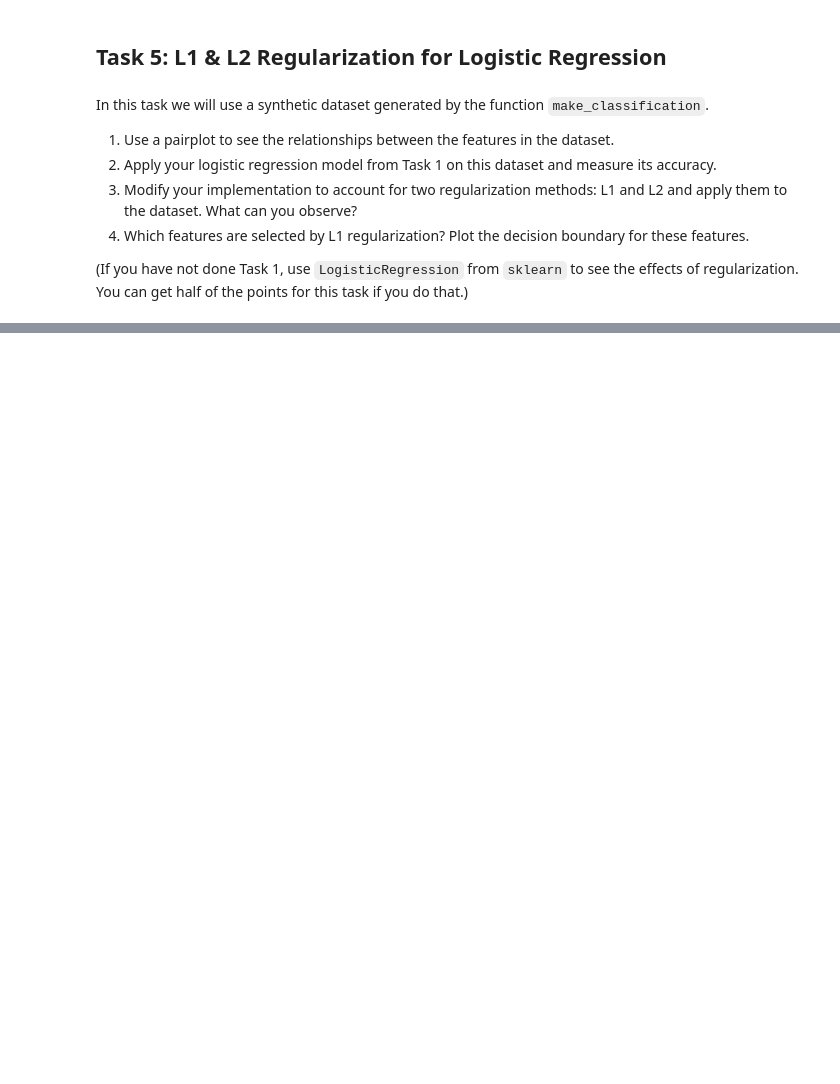
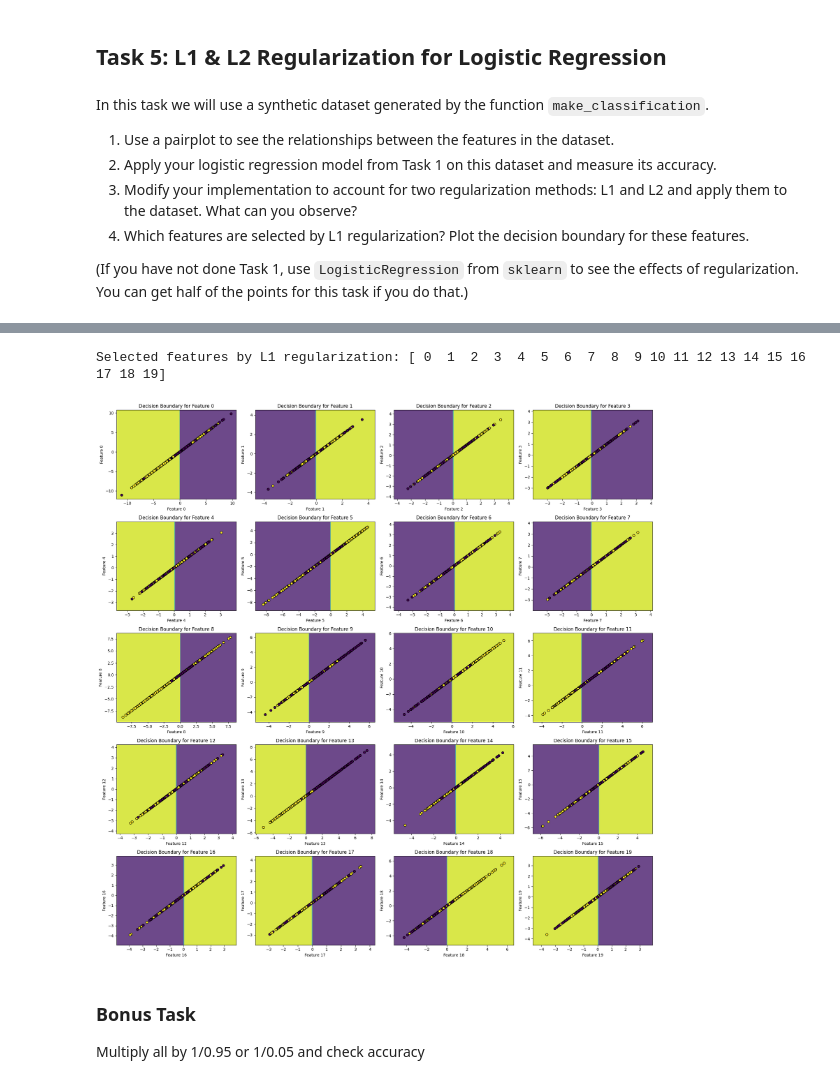
Before and after one commit to bepis0101/UWrCourses, a Jupyter notebook: Semestr5/ML/list3/Assignment3.ipynb, the cells around one changed output, grey strips where cells are left out. Cells and saved outputs as stored; diff of their text form; code cells hidden in the pictures; blank space fills up the shorter version.

```diff
--- a/Semestr5/ML/list3/Assignment3.ipynb
+++ b/Semestr5/ML/list3/Assignment3.ipynb
@@ -351,0 +536,32 @@ dataset['Target'] = y
+# %%
+selected_features = np.where(beta_l1 != 0)[0]
+print("Selected features by L1 regularization:", selected_features)
+
+# Plot decision boundary for all features
+def plot_decision_boundary_all_features(X, y):
+  fig, axes = plt.subplots(5, 4, figsize=(20, 20))
+  axes = axes.ravel()
+  for i in range(X.shape[1]):
+    x_min, x_max = X[:, i].min() - 1, X[:, i].max() + 1
+    y_min, y_max = X[:, i].min() - 1, X[:, i].max() + 1
+    xx, yy = np.meshgrid(np.arange(x_min, x_max, 0.1), np.arange(y_min, y_max, 0.1))
+    X_grid = np.c_[xx.ravel(), yy.ravel()]
+    X_grid_full = np.zeros((X_grid.shape[0], X.shape[1]))
+    X_grid_full[:, i] = X_grid[:, 0]
+    Z = (sigmoid(np.dot(X_grid_full, beta_l1)) > 0.5).astype(int)
+    Z = np.array(Z).reshape(xx.shape)
+    axes[i].contourf(xx, yy, Z, alpha=0.8)
+    axes[i].scatter(X[:, i], X[:, i], c=y, edgecolors='k', marker='o')
+    axes[i].set_xlabel(f'Feature {i}')
+    axes[i].set_ylabel(f'Feature {i}')
+    axes[i].set_title(f'Decision Boundary for Feature {i}')
+  plt.tight_layout()
+  plt.show()
+
+plot_decision_boundary_all_features(X, y)
+# %% [output]
+Selected features by L1 regularization: [ 0  1  2  3  4  5  6  7  8  9 10 11 12 13 14 15 16 17 18 19]
+[figure, added]
+# %% [markdown]
+### Bonus Task
+Multiply all by 1/0.95 or 1/0.05 and check accuracy
```
Also changed, not shown: parts of 12 cells of this notebook, 9 other files.
